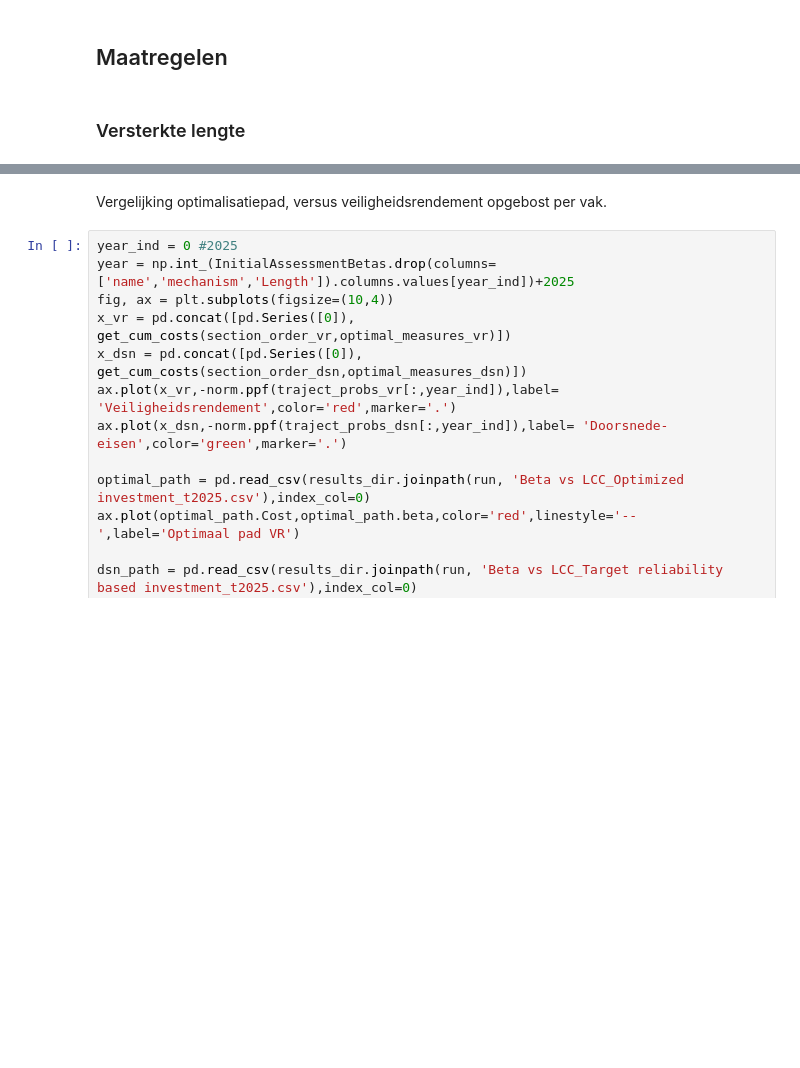
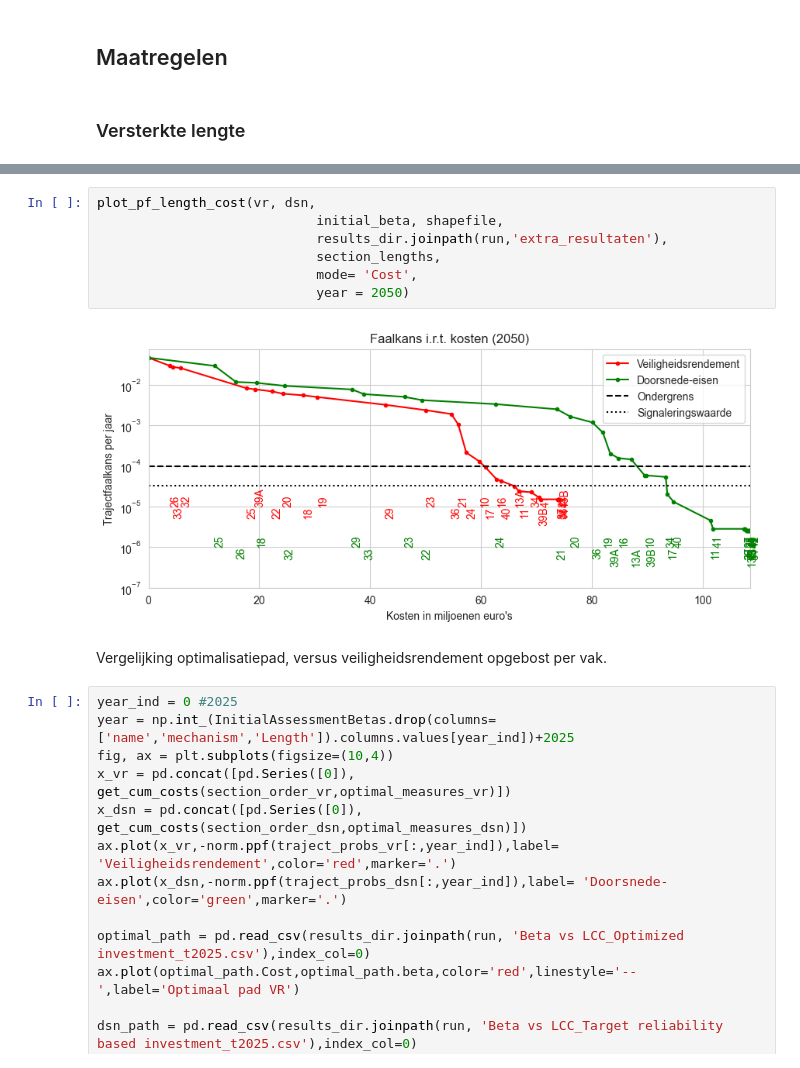
Before and after one commit to Deltares/VRSuiteUtils, a Jupyter notebook: postprocessing/Analyse 16-1.ipynb, the cells around one changed output, grey strips where cells are left out. Cells and saved outputs as stored; diff of their text form; blank space fills up the shorter version.

```diff
--- a/postprocessing/Analyse 16-1.ipynb
+++ b/postprocessing/Analyse 16-1.ipynb
@@ -247,3 +157,12 @@ plt.savefig(results_dir.joinpath(run,'extra_resultaten','kosten vs beta in {}.pn
+# %%
+plot_pf_length_cost(vr, dsn,
+                            initial_beta, shapefile,
+                            results_dir.joinpath(run,'extra_resultaten'),
+                            section_lengths,
+                            mode= 'Cost',
+                            year = 2050)
+# %% [output]
+[figure, added]
 # %% [markdown]
 Vergelijking optimalisatiepad, versus veiligheidsrendement opgebost per vak.
 # %%
```
Also changed, not shown: parts of 14 cells of this notebook, 1 other file.
